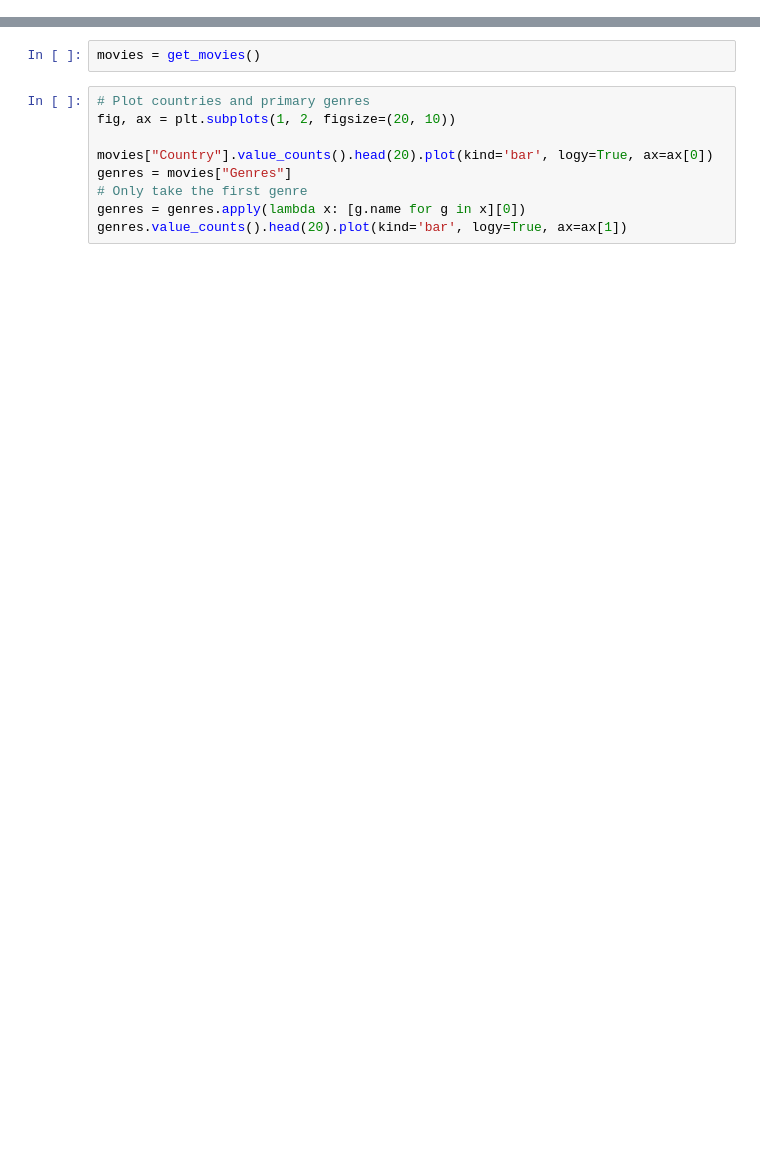
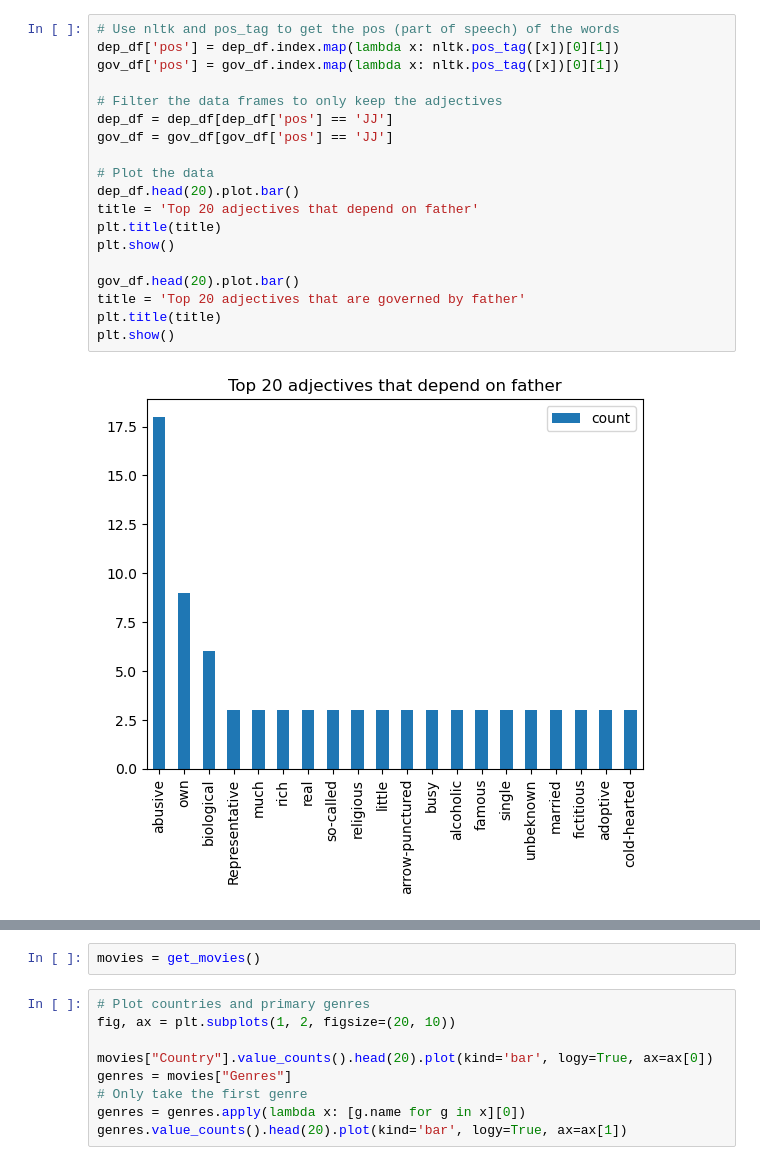
Before and after one commit to epfl-ada/ada-2022-project-adamax, a Jupyter notebook: src/initial-analysis.ipynb, the cells around one changed output, grey strips where cells are left out. Cells and saved outputs as stored; diff of their text form; blank space fills up the shorter version.

```diff
--- a/src/initial-analysis.ipynb
+++ b/src/initial-analysis.ipynb
@@ -4,0 +27,21 @@ from helpers import *
+# %%
+# Use nltk and pos_tag to get the pos (part of speech) of the words
+dep_df['pos'] = dep_df.index.map(lambda x: nltk.pos_tag([x])[0][1])
+gov_df['pos'] = gov_df.index.map(lambda x: nltk.pos_tag([x])[0][1])
+
+# Filter the data frames to only keep the adjectives
+dep_df = dep_df[dep_df['pos'] == 'JJ']
+gov_df = gov_df[gov_df['pos'] == 'JJ']
+
+# Plot the data
+dep_df.head(20).plot.bar()
+title = 'Top 20 adjectives that depend on father'
+plt.title(title)
+plt.show()
+
+gov_df.head(20).plot.bar()
+title = 'Top 20 adjectives that are governed by father'
+plt.title(title)
+plt.show()
+# %% [output]
+[figure, added]
```
Also changed, not shown: parts of 16 cells of this notebook, 2 other files.
